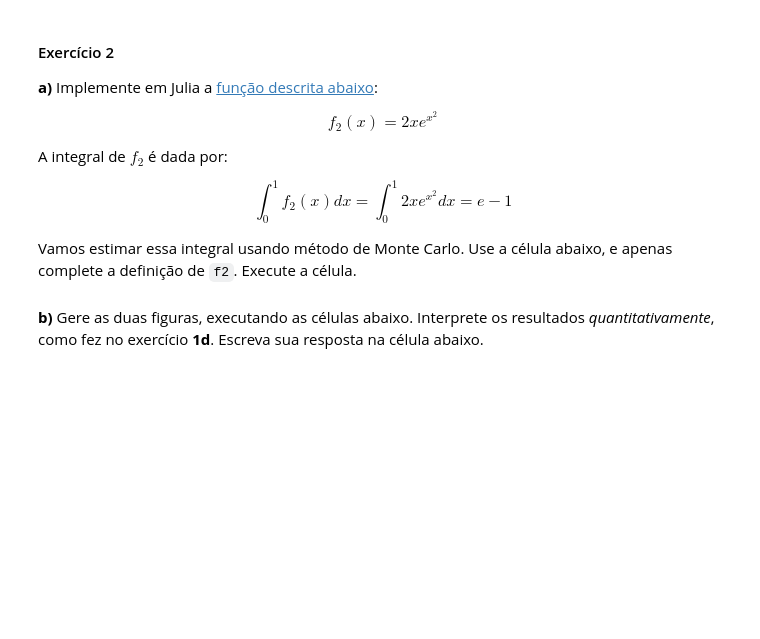
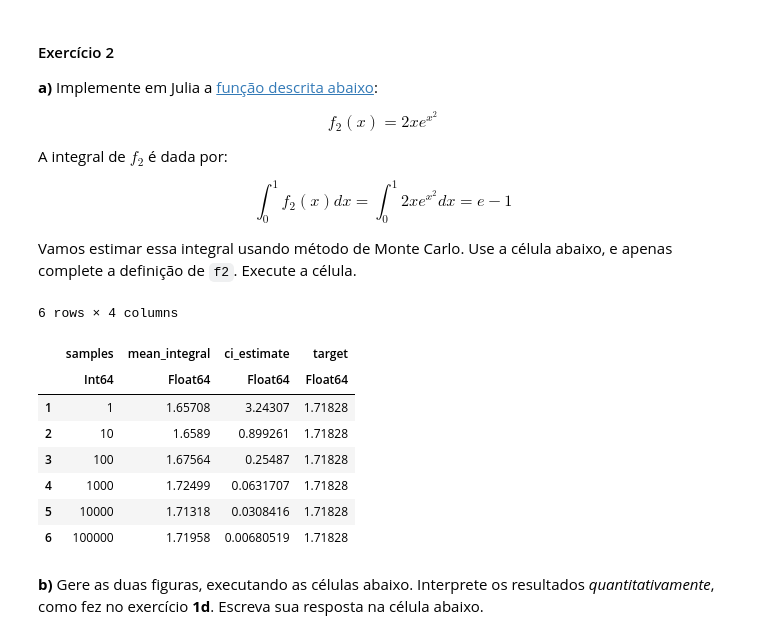
Before and after one commit to lune-omena/MAC0219_EPs, a Jupyter notebook: miniEP1.ipynb, the cells around one changed output. Drawn from its saved outputs; the diff is of its cells as text; code cells hidden in the pictures; blank space fills up the shorter version.

```diff
--- a/miniEP1.ipynb
+++ b/miniEP1.ipynb
@@ -279,11 +321,22 @@ $$
 Vamos estimar essa integral usando método de Monte Carlo. Use a célula abaixo, e apenas complete a definição de `f2`. Execute a célula.
 # %%
 function f2(x)
+    return 2 * x * exp(x ^ 2)
 end
 
 
 results = run_experiments(f2, [0.0, 1.0], [10 ^ x for x in 0:5], 30)
 parsed_results = parse_results(results, Base.MathConstants.e - 1)
+# %% [output]
+6 rows × 4 columns
+|  | samples | mean_integral | ci_estimate | target |
+|  | Int64 | Float64 | Float64 | Float64 |
+| 1 | 1 | 1.65708 | 3.24307 | 1.71828 |
+| 2 | 10 | 1.6589 | 0.899261 | 1.71828 |
+| 3 | 100 | 1.67564 | 0.25487 | 1.71828 |
+| 4 | 1000 | 1.72499 | 0.0631707 | 1.71828 |
+| 5 | 10000 | 1.71318 | 0.0308416 | 1.71828 |
+| 6 | 100000 | 1.71958 | 0.00680519 | 1.71828 |
 # %% [markdown]
 **b)** Gere as duas figuras, executando as células abaixo. Interprete os resultados *quantitativamente*, como fez no exercício **1d**. Escreva sua resposta na célula abaixo.
 # %%
```
Also changed, not shown: parts of 6 cells of this notebook.
